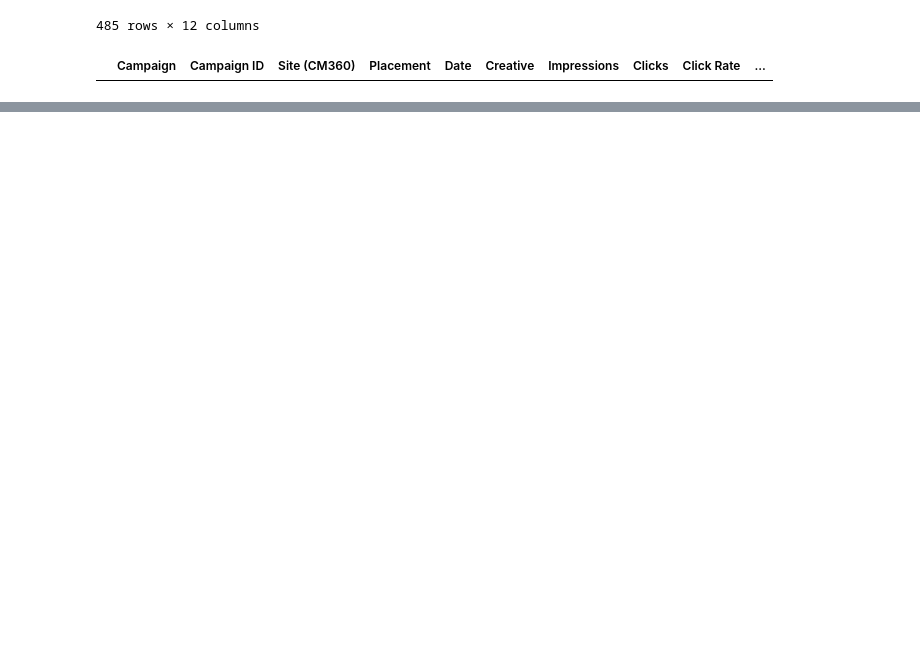
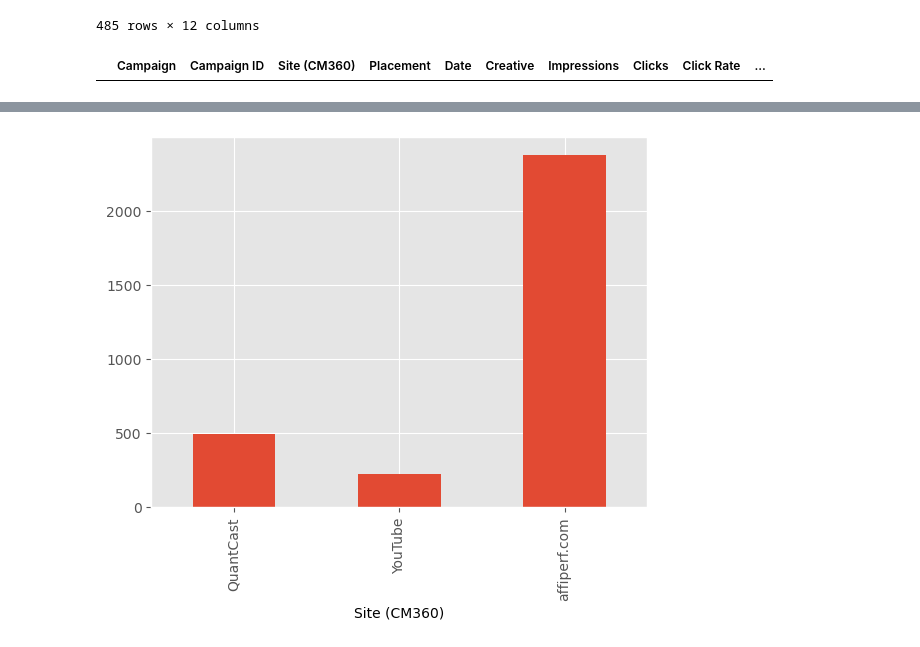
Before and after one commit to rossgarner/Paid-Marketing-Analytics, a Jupyter notebook: AU FY23 Campaign Analysis.ipynb, the cells around one changed output, grey strips where cells are left out. Saved outputs shown, nothing was run; the diff lists cells and outputs as text; code cells hidden in the pictures; blank space fills up the shorter version.

```diff
--- a/AU FY23 Campaign Analysis.ipynb
+++ b/AU FY23 Campaign Analysis.ipynb
@@ -237,0 +208,3 @@ campaign_df_site_youtube.tail()
+# %%
+capaign_df_cleaned_row_reindex = pd.concat([campaign_df, campaign_df_site_youtube], ignore_index=True) #join the two dfs
+capaign_df_cleaned_row_reindex
@@ -237,0 +225,3 @@ campaign_df_site_youtube.tail()
+# %%
+campaign_df_cleaned_site = capaign_df_cleaned_row_reindex.groupby('Site (CM360)')[['Impressions', 'Clicks', 'Total Conversions']].sum()
+campaign_df_cleaned_site
@@ -237,0 +234,5 @@ campaign_df_site_youtube.tail()
+# %%
+campaign_df_cleaned_site['Total Conversions'].plot(kind='bar') #plot the total conversions by site, now with youtube separate
+plt.show()
+# %% [output]
+[figure, added]
```
Also changed, not shown: parts of 5 cells of this notebook.
